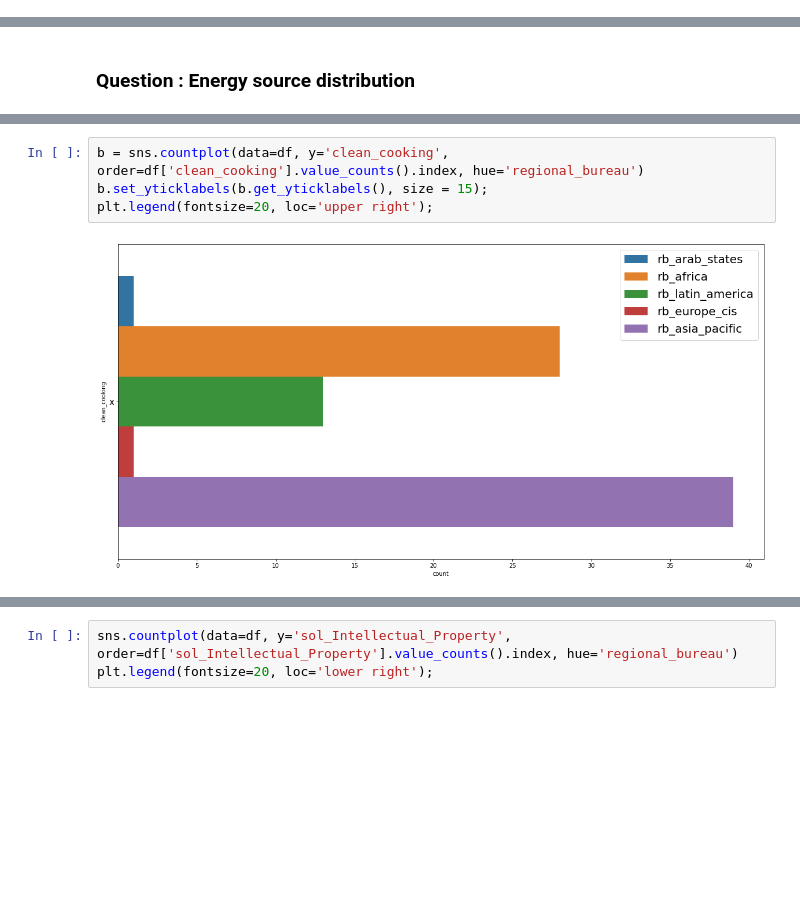
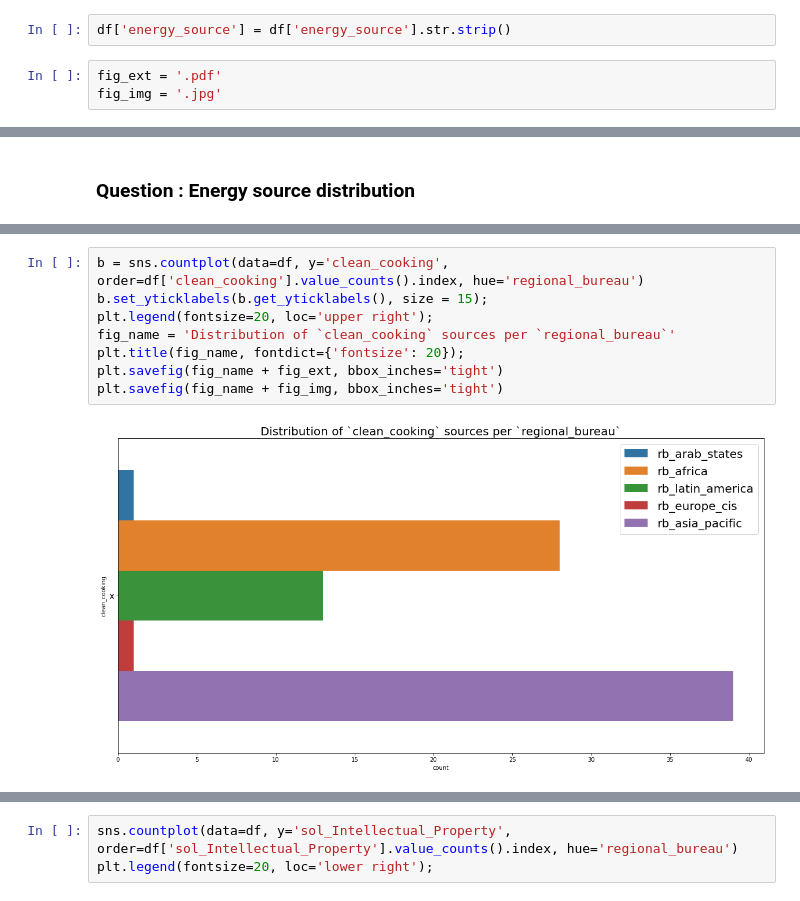
Before and after one commit to temajozias/UNDP-Accelerator-Labs-Network, a Jupyter notebook: UNDP-Accelerator-Labs-Network.ipynb, the cells around one changed output, grey strips where cells are left out. Drawn from its saved outputs; the diff is of its cells as text; blank space fills up the shorter version.

```diff
--- a/UNDP-Accelerator-Labs-Network.ipynb
+++ b/UNDP-Accelerator-Labs-Network.ipynb
@@ -701,3 +699,8 @@ Non-Null Count  Dtype
 140 non-null    category
 dtypes: category(1)
 memory usage: 611.0 bytes
+# %%
+df['energy_source'] = df['energy_source'].str.strip()
+# %%
+fig_ext = '.pdf'
+fig_img = '.jpg'
@@ -712,6 +729,10 @@ plt.legend(fontsize=20, loc='lower right');
 # %%
 b = sns.countplot(data=df, y='clean_cooking', order=df['clean_cooking'].value_counts().index, hue='regional_bureau')
 b.set_yticklabels(b.get_yticklabels(), size = 15);
 plt.legend(fontsize=20, loc='upper right');
+fig_name = 'Distribution of `clean_cooking` sources per `regional_bureau`'
+plt.title(fig_name, fontdict={'fontsize': 20});
+plt.savefig(fig_name + fig_ext, bbox_inches='tight')
+plt.savefig(fig_name + fig_img, bbox_inches='tight')
 # %% [output]
-[figure, old version]
+[figure, new version]
```
Also changed, not shown: parts of 15 cells of this notebook.
